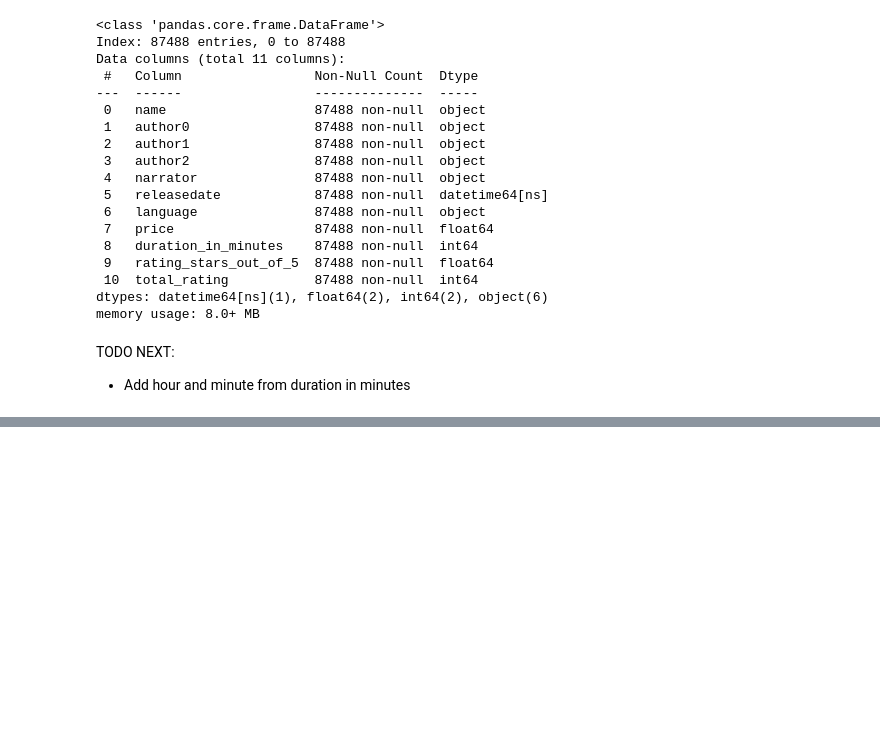
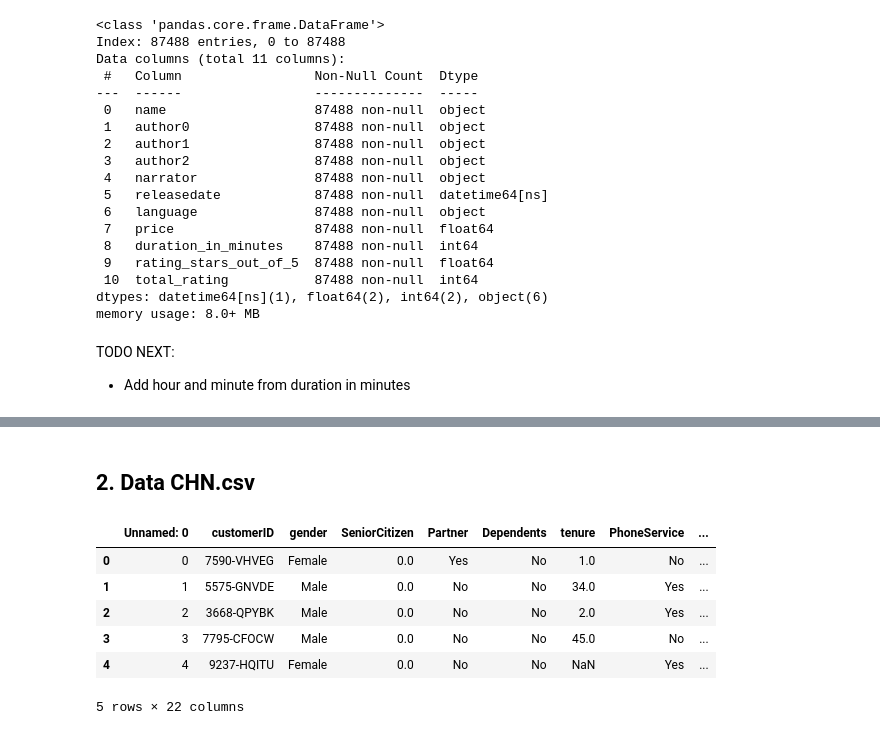
Before and after one commit to Ardavaa/week3, a Jupyter notebook: main.ipynb, the cells around one changed output, grey strips where cells are left out. Drawn from its saved outputs; the diff is of its cells as text; code cells hidden in the pictures; blank space fills up the shorter version.

Commit message:
Update for Data Preprocessing

```diff
--- a/main.ipynb
+++ b/main.ipynb
@@ -486,0 +527,13 @@ df_auc.to_csv('clean_dataset/clean_auc.csv', index=False)
+# %% [markdown]
+## 2. Data CHN.csv
+# %%
+df_chn = pd.read_csv('dataset/CHN.csv')
+df_chn.head()
+# %% [output]
+|  | Unnamed: 0 | customerID | gender | SeniorCitizen | Partner | Dependents | tenure | PhoneService | ... |
+| 0 | 0 | 7590-VHVEG | Female | 0.0 | Yes | No | 1.0 | No | ... |
+| 1 | 1 | 5575-GNVDE | Male | 0.0 | No | No | 34.0 | Yes | ... |
+| 2 | 2 | 3668-QPYBK | Male | 0.0 | No | No | 2.0 | Yes | ... |
+| 3 | 3 | 7795-CFOCW | Male | 0.0 | No | No | 45.0 | No | ... |
+| 4 | 4 | 9237-HQITU | Female | 0.0 | No | No | NaN | Yes | ... |
+5 rows × 22 columns
```
Also changed, not shown: parts of 46 cells of this notebook, 2 other files.
